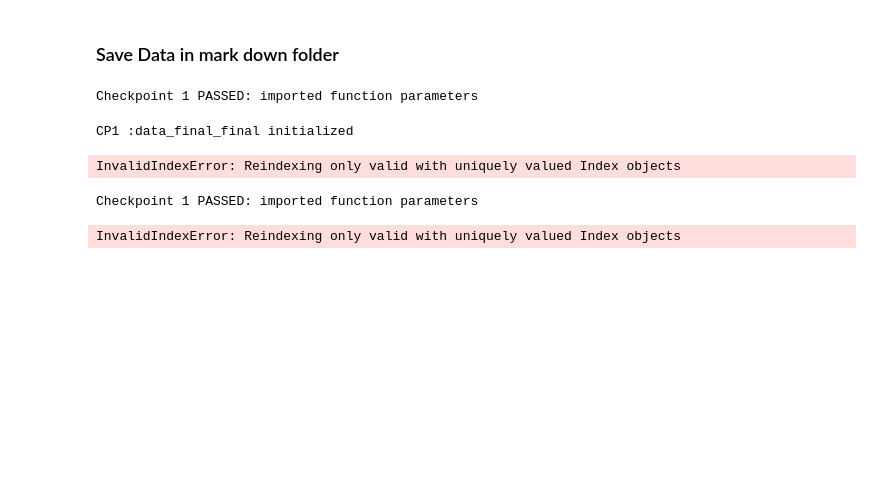
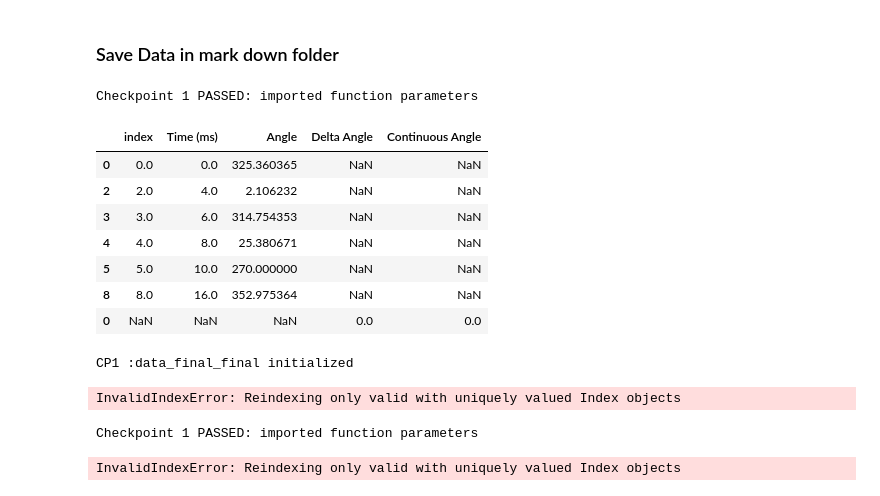
Before and after one commit to pkosurilab/OMMxDORA, a Jupyter notebook: DORA_troubleshooter.ipynb, the cells around one changed output. Saved outputs shown, nothing was run; the diff lists cells and outputs as text; code cells hidden in the pictures; blank space fills up the shorter version.

Commit message:
diagnosing problem with DORA.table

```diff
--- a/DORA_troubleshooter.ipynb
+++ b/DORA_troubleshooter.ipynb
@@ -214,5 +214,24 @@ data, xy_goodbad, avt_good, avt_bad, data_fil_dsa, data_fil_down_bad, data_fil_u
 print("Checkpoint 1 PASSED: imported function parameters")
 # %% [output]
 Checkpoint 1 PASSED: imported function parameters
+# %%
+
+################################### [Final Data Table Assembly ] ######################################
+
+# Organzize Data Table with Final Filtered Data [Re insert sus points from lower and upper bound filtering]
+# slap all the bad data on the end of the good data
+data_final = pd.concat([avt_good, avt_bad])
+# sort by index so that values go back to where they are supposed to be:
+data_final = data_final.sort_values(by=["index"])
+data_final
+# %% [output]
+|  | index | Time (ms) | Angle | Delta Angle | Continuous Angle |
+| 0 | 0.0 | 0.0 | 325.360365 | NaN | NaN |
+| 2 | 2.0 | 4.0 | 2.106232 | NaN | NaN |
+| 3 | 3.0 | 6.0 | 314.754353 | NaN | NaN |
+| 4 | 4.0 | 8.0 | 25.380671 | NaN | NaN |
+| 5 | 5.0 | 10.0 | 270.000000 | NaN | NaN |
+| 8 | 8.0 | 16.0 | 352.975364 | NaN | NaN |
+| 0 | NaN | NaN | NaN | 0.0 | 0.0 |
 # %%
 
```
Also changed, not shown: parts of 3 cells of this notebook.
